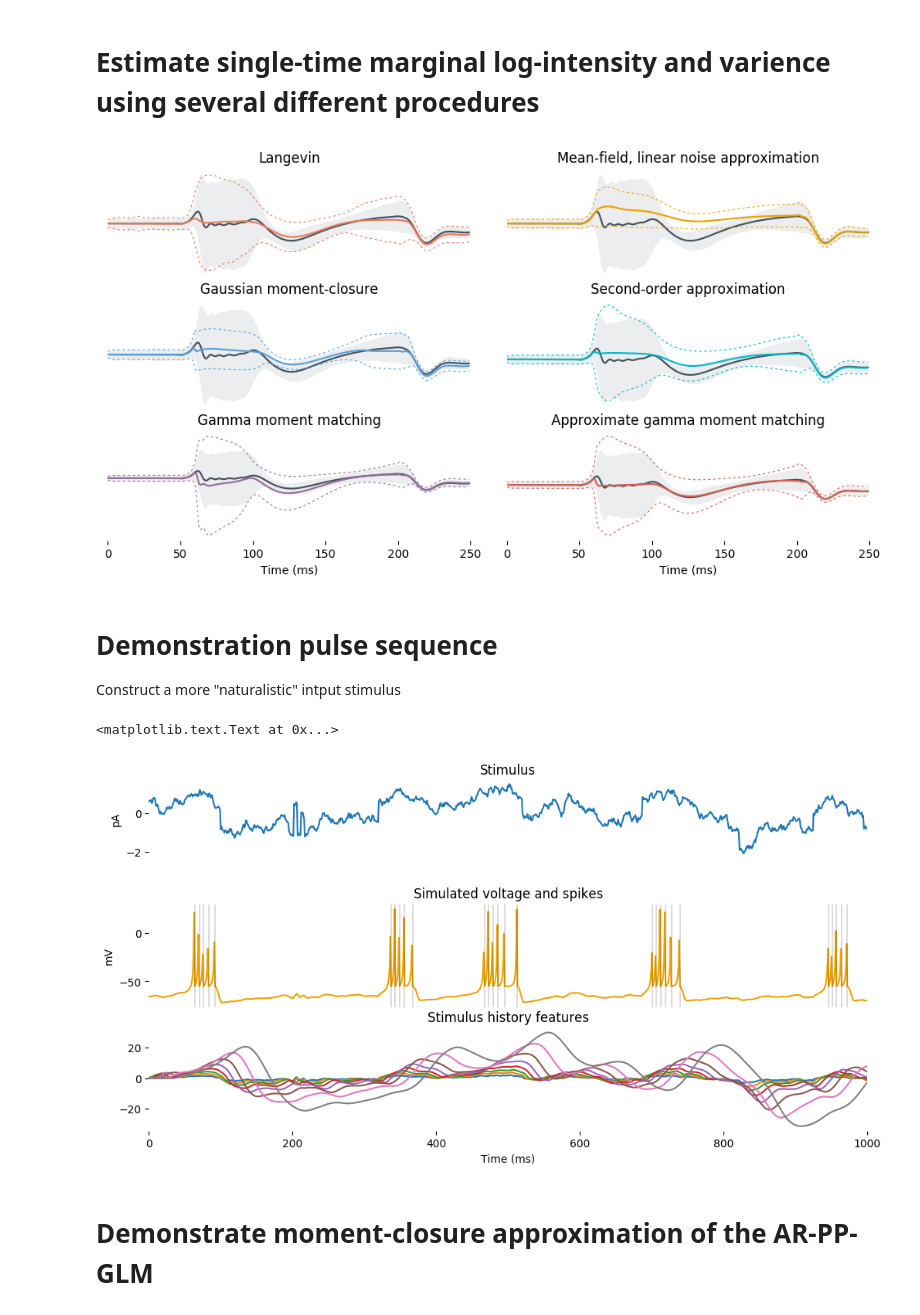
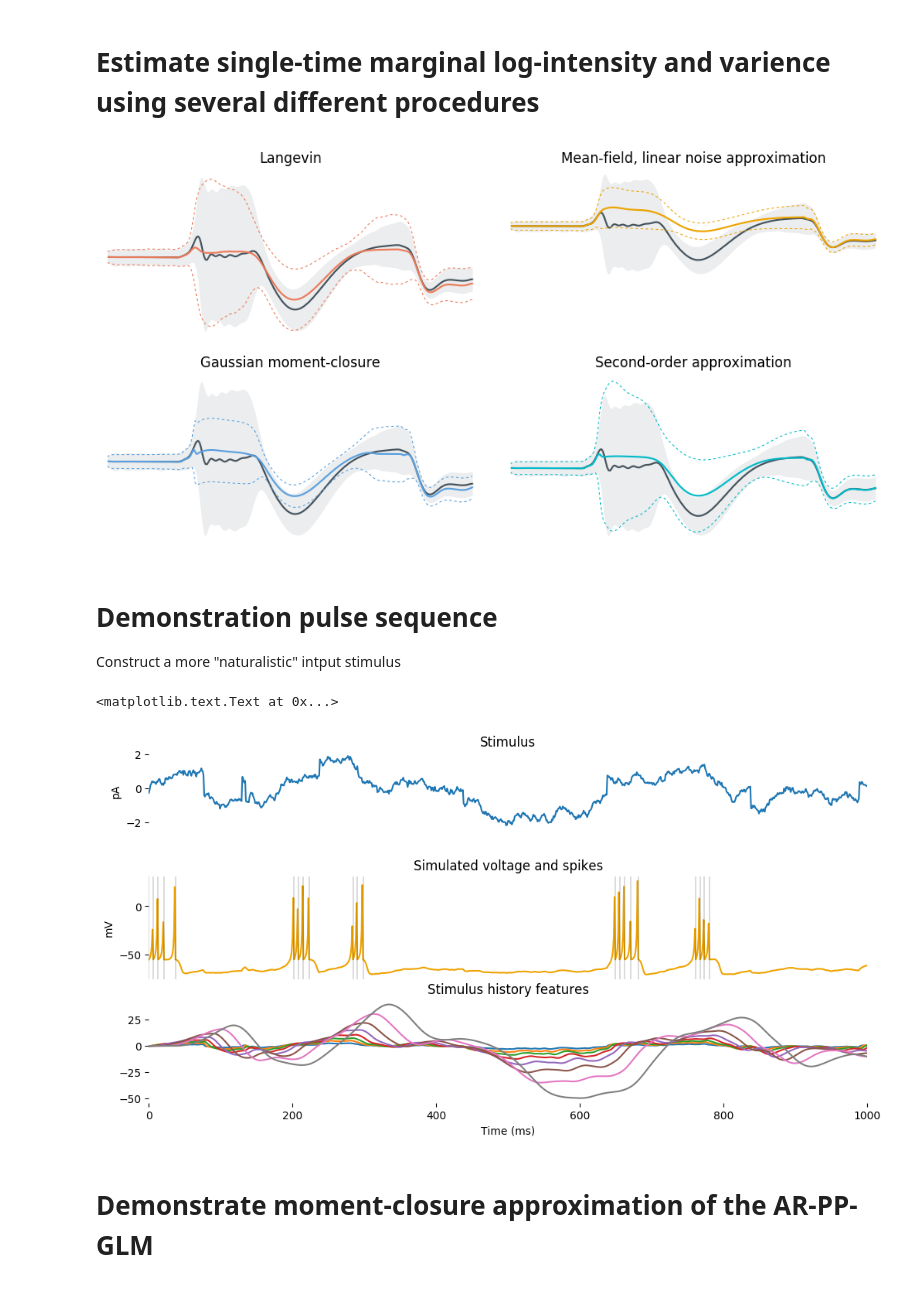
Before and after one commit to michaelerule/glm_moment_closure, a Jupyter notebook: 20180315_autoregressive_GLM_as_Cox_process_and_moment_equations_v15.ipynb, the cells around one changed output. Saved outputs shown, nothing was run; the diff lists cells and outputs as text; code cells hidden in the pictures.

Commit message:
remove gamma moment-match from example

```diff
--- a/20180315_autoregressive_GLM_as_Cox_process_and_moment_equations_v15.ipynb
+++ b/20180315_autoregressive_GLM_as_Cox_process_and_moment_equations_v15.ipynb
@@ -151,7 +151,7 @@ beta = bhat[:K].reshape(K,1)
 duration = 150  # Pulse duration (ms)
 padding  = 50   # Pulse padding (ms)
 burnin   = 200  # Time for Izhikevich model to settle (ms)
-current  = 0.6  # Pulse current (pA)
+current  = 0.5  # Pulse current (pA)
 ndemo    = duration + 2*padding # total length of demo stimulus (ms)
 
 # Build demo stimulus
@@ -363,8 +355,8 @@ demo_logxgq,demo_logvgq,_,_ = integrate_moments(stim,A,beta,C,
 # %%
-figure(figsize=(12,6))
+figure(figsize=(12,5))
 
 # Plot sampled point process against sampled Langevin
-subplot(321)
+subplot(221)
 stderrplot(demo_lxpp,demo_lvpp,BLACK,filled=1)
 stderrplot(demo_lxlv,demo_lvlv,RUST,filled=0)
 xlim(0,ndemo); noxyaxes()
@@ -373,65 +365,36 @@ title('Langevin')
 # Plot LNA against sampled Langevin
 subplot(322)
 stderrplot(demo_lxpp,demo_lvpp,BLACK,filled=1)
 stderrplot(demo_logxmf,demo_logvmf,OCHRE,filled=0)
 xlim(0,ndemo); noxyaxes()
 title('Mean-field, linear noise approximation')
 
 # Plot moment-closure against sampled Langevin
-subplot(323)
+subplot(223)
 stderrplot(demo_lxpp,demo_lvpp,BLACK,filled=1)
 stderrplot(demo_logxmc,demo_logvmc,AZURE,filled=0)
 xlim(0,ndemo); noy(); noxyaxes()
 title('Gaussian moment-closure')
 
 # Plot second-order against sampled Langevin
 # This amounts to moment closure, where the GLM nonlinearity
 # is locally approximated as a quadratic function. The log-
 # Gaussian distribution on the rates is, in genral, too right
 # skewed, and over-estimates the probability of high rates.
 # The quadratic approximation removes the effects of higher
 # order moments, attenuating this heavy tail and leading to
 # a moment closure that is less stiff to integrate and more
 # accurately captures the second moment.
-subplot(324)
+subplot(224)
 stderrplot(demo_lxpp,demo_lvpp,BLACK,filled=1)
 stderrplot(demo_logxso,demo_logvso,TURQUOISE,filled=0)
 xlim(0,ndemo); noy(); noxyaxes();
 title('Second-order approximation')
 
-# Plot gamma moment matching
-# This interprets the mean and variance of the log-rate to be
-# the mean and variance of the logarithm of a Gamma distributed
-# variable. This is a more reasonable distributional assumption
-# for the firing rate, and corrects for the skewness errors in
-# the Gaussian moment closure.
-subplot(325)
-stderrplot(demo_lxpp,demo_lvpp,BLACK,filled=1)
-stderrplot(demo_logxgg,demo_logvgg,MAUVE,filled=0)
-xlim(0,ndemo); noy(); noaxis(); xlabel('Time (ms)')
-title('Gamma moment matching')
-
-# Plot approximate gamma moment matching
-# This uses a quadratic (second order) correction obtained from
-# polynomial regression on the exact Gamma moment matching
-# correction over a typical range of parameter values.
-# This is even more robust than the gamma moment matching.
-# Although the Gamma moment matching corrects to some extent
-# the excessive skewness of the rate distribtion, at high
-# variances the Gamma moment matching still over-estimates
-# the variance correction. The quadratic models the gamma
-# correction accurately for "typical" variance values, but
-# does not grow as quickly for "extreme" variance values, leading
-# to an even more stable solution.
-subplot(326)
-stderrplot(demo_lxpp,demo_lvpp,BLACK,filled=1)
-stderrplot(demo_logxgq,demo_logvgq,CRIMSON,filled=0)
-xlim(0,ndemo); noy(); noaxis(); xlabel('Time (ms)')
-title('Approximate gamma moment matching')
 
 subplots_adjust(wspace=0.1,hspace=0.2)
 # %% [output]
-[figure, old version]
+[figure, new version]
 # %% [markdown]
 # Demonstration pulse sequence
 
@@ -439,7 +402,7 @@ Construct a more "naturalistic" intput stimulus
 # %%
 # Random pulse sequence
 offset     = -0.5
-pulse_stimulus = pulse_sequence(linspace(0.4,1.0,4),int32(linspace(5,200,4)),offset)
+pulse_stimulus = pulse_sequence(linspace(0.4,1.0,5),int32(linspace(5,200,5)),offset)
 
 # OU process defining additional Gaussian noise
 ntrain = len(pulse_stimulus)
@@ -483,7 +446,7 @@ xlim(0,nstim); noaxis(); xlabel('Time (ms)')
 title('Stimulus history features')
 # %% [output]
 <matplotlib.text.Text at 0x...>
-[figure, old version]
+[figure, new version]
 # %% [markdown]
 # Demonstrate moment-closure approximation of the AR-PP-GLM
 # %%
```
Also changed, not shown: parts of 7 cells of this notebook, 4 other files.
